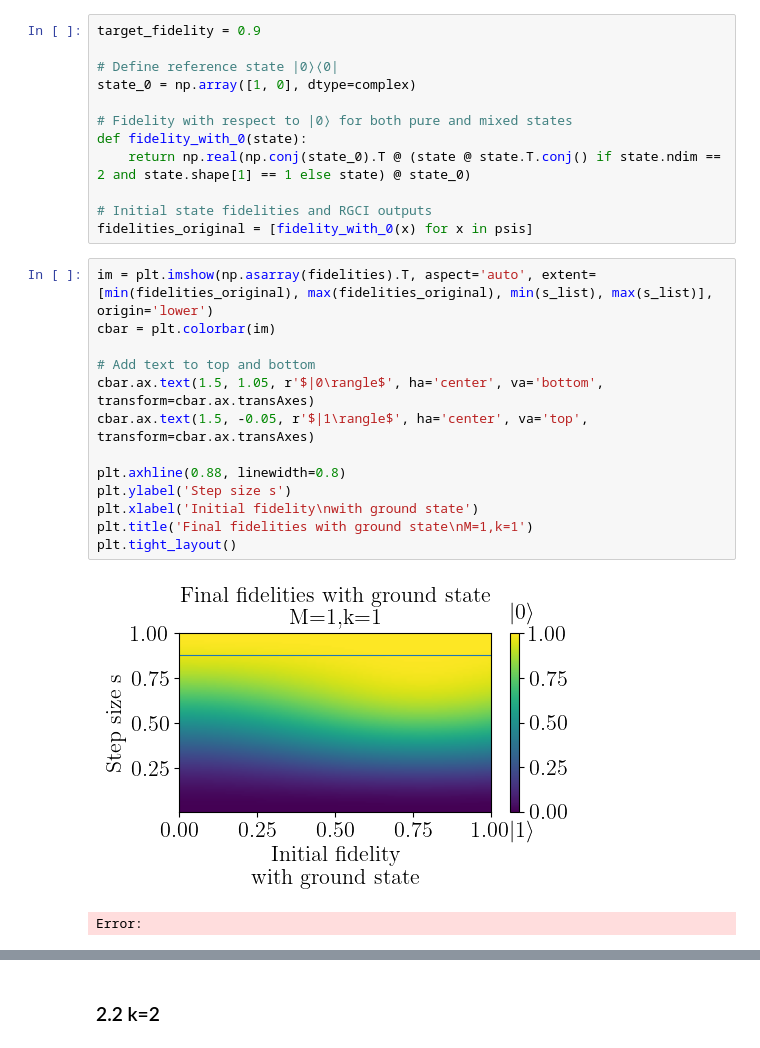
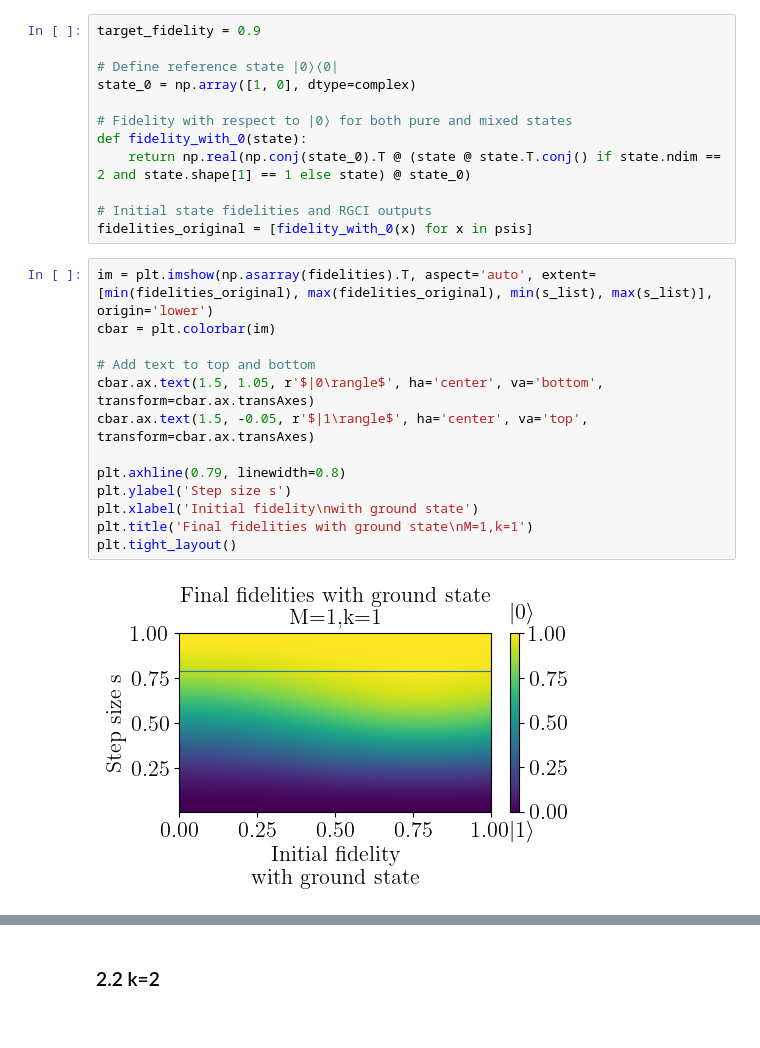
Before and after one commit to khanhuyengiang/dbac, a Jupyter notebook: jupyter_notebooks/db_qite_sweep_s.ipynb, the cells around one changed output, grey strips where cells are left out. Cells and saved outputs as stored; diff of their text form.

Commit message:
chore: name and plot changes

```diff
--- a/jupyter_notebooks/qite_dme_notebook_k1_k2_sweep.ipynb
+++ b/jupyter_notebooks/db_qite_sweep_s.ipynb
@@ -132,19 +132,18 @@ fidelities_original = [fidelity_with_0(x) for x in psis]
 # %%
 im = plt.imshow(np.asarray(fidelities).T, aspect='auto', extent=[min(fidelities_original), max(fidelities_original), min(s_list), max(s_list)], origin='lower')
 cbar = plt.colorbar(im)
 
 # Add text to top and bottom
 cbar.ax.text(1.5, 1.05, r'$|0\rangle$', ha='center', va='bottom', transform=cbar.ax.transAxes)
 cbar.ax.text(1.5, -0.05, r'$|1\rangle$', ha='center', va='top', transform=cbar.ax.transAxes)
 
-plt.axhline(0.88, linewidth=0.8)
+plt.axhline(0.79, linewidth=0.8)
 plt.ylabel('Step size s')
 plt.xlabel('Initial fidelity\nwith ground state')
 plt.title('Final fidelities with ground state\nM=1,k=1')
 plt.tight_layout()
 # %% [output]
-[figure, old version]
+[figure, new version]
-Error:
 # %%
 target_fidelity = 0.9
 
```
Also changed, not shown: parts of 2 cells of this notebook, 5 other files.
